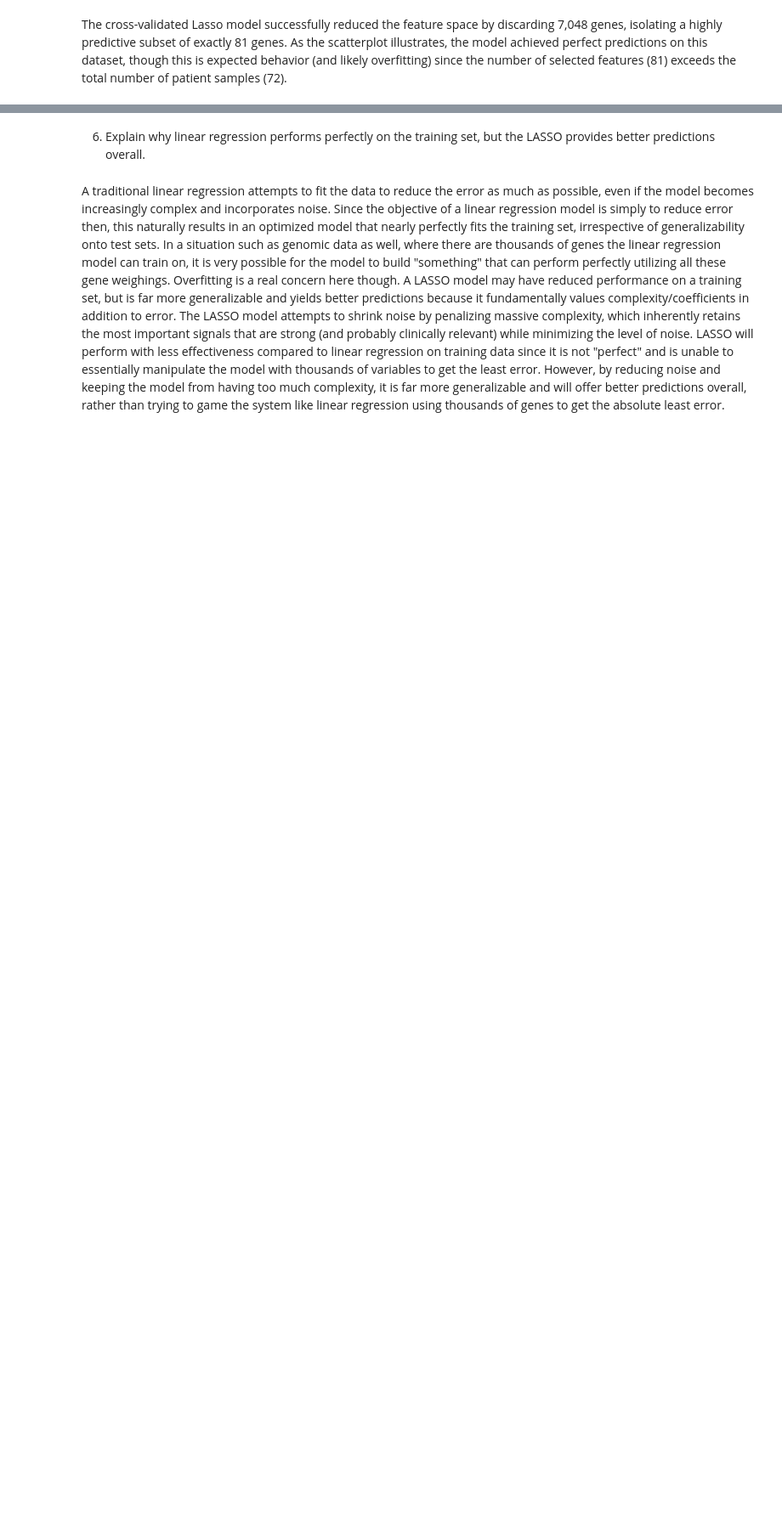
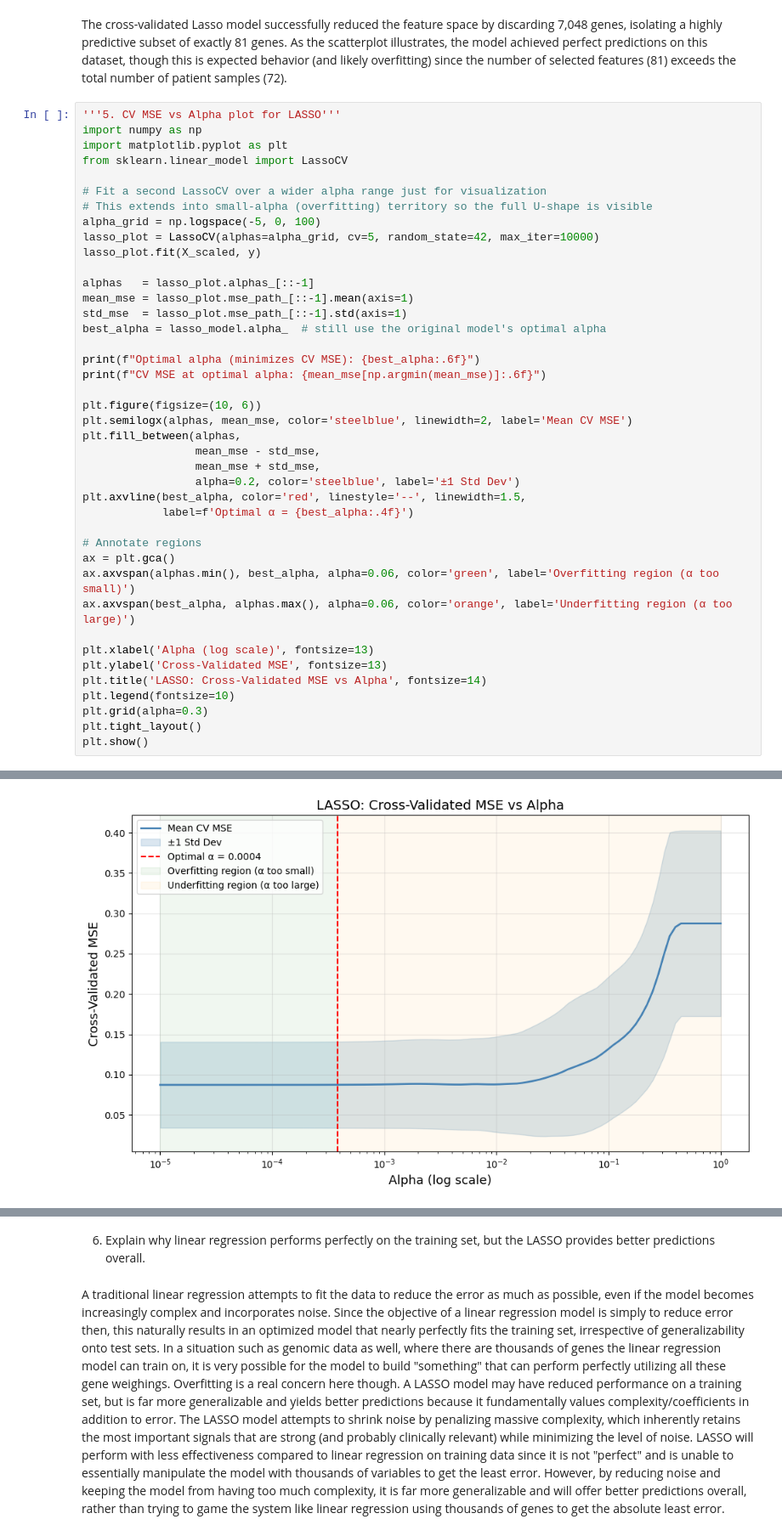
Before and after one commit to aerau05/ds3001proj, a Jupyter notebook: genomics_lab.ipynb, the cells around one changed output, grey strips where cells are left out. Shown at 85% size. Saved outputs shown, nothing was run; the diff lists cells and outputs as text; blank space fills up the shorter version.

```diff
--- a/genomics_lab.ipynb
+++ b/genomics_lab.ipynb
@@ -158,3 +158,45 @@ Number of genes discarded from the model: 7048
 [figure]
 # %% [markdown]
 The cross-validated Lasso model successfully reduced the feature space by discarding 7,048 genes, isolating a highly predictive subset of exactly 81 genes. As the scatterplot illustrates, the model achieved perfect predictions on this dataset, though this is expected behavior (and likely overfitting) since the number of selected features (81) exceeds the total number of patient samples (72).
+# %%
+'''5. CV MSE vs Alpha plot for LASSO'''
+import numpy as np
+import matplotlib.pyplot as plt
+from sklearn.linear_model import LassoCV
+
+# Fit a second LassoCV over a wider alpha range just for visualization
+# This extends into small-alpha (overfitting) territory so the full U-shape is visible
+alpha_grid = np.logspace(-5, 0, 100)
+lasso_plot = LassoCV(alphas=alpha_grid, cv=5, random_state=42, max_iter=10000)
+lasso_plot.fit(X_scaled, y)
+
+alphas   = lasso_plot.alphas_[::-1]
+mean_mse = lasso_plot.mse_path_[::-1].mean(axis=1)
+std_mse  = lasso_plot.mse_path_[::-1].std(axis=1)
+best_alpha = lasso_model.alpha_  # still use the original model's optimal alpha
+
+print(f"Optimal alpha (minimizes CV MSE): {best_alpha:.6f}")
+print(f"CV MSE at optimal alpha: {mean_mse[np.argmin(mean_mse)]:.6f}")
+
+plt.figure(figsize=(10, 6))
+plt.semilogx(alphas, mean_mse, color='steelblue', linewidth=2, label='Mean CV MSE')
+plt.fill_between(alphas,
+                 mean_mse - std_mse,
+                 mean_mse + std_mse,
+                 alpha=0.2, color='steelblue', label='±1 Std Dev')
+plt.axvline(best_alpha, color='red', linestyle='--', linewidth=1.5,
+            label=f'Optimal α = {best_alpha:.4f}')
+
+# Annotate regions
+ax = plt.gca()
+ax.axvspan(alphas.min(), best_alpha, alpha=0.06, color='green', label='Overfitting region (α too small)')
+ax.axvspan(best_alpha, alphas.max(), alpha=0.06, color='orange', label='Underfitting region (α too large)')
+
+plt.xlabel('Alpha (log scale)', fontsize=13)
+plt.ylabel('Cross-Validated MSE', fontsize=13)
+plt.title('LASSO: Cross-Validated MSE vs Alpha', fontsize=14)
+plt.legend(fontsize=10)
+plt.grid(alpha=0.3)
+plt.tight_layout()
+plt.show()
+# %% [output]
@@ -160,0 +205 @@ The cross-validated Lasso model successfully reduced the feature space by discar
+[figure, added]
```
Also changed, not shown: parts of 4 cells of this notebook.
